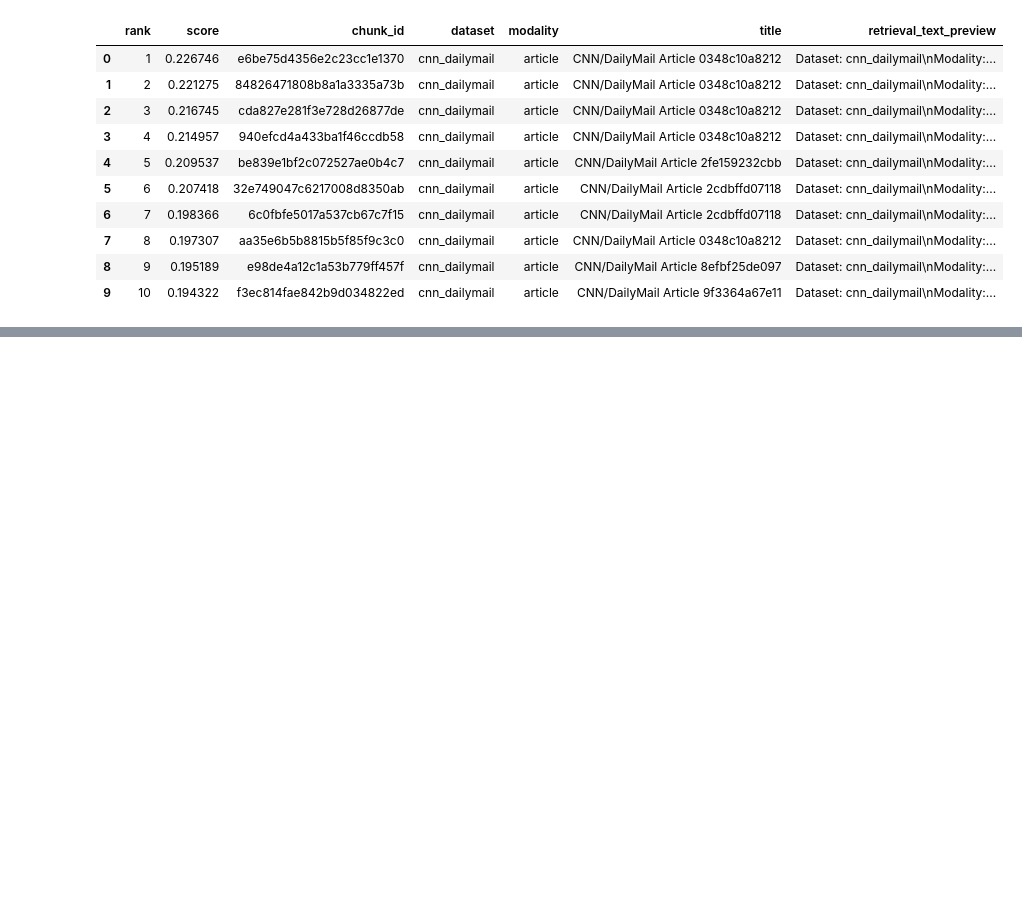
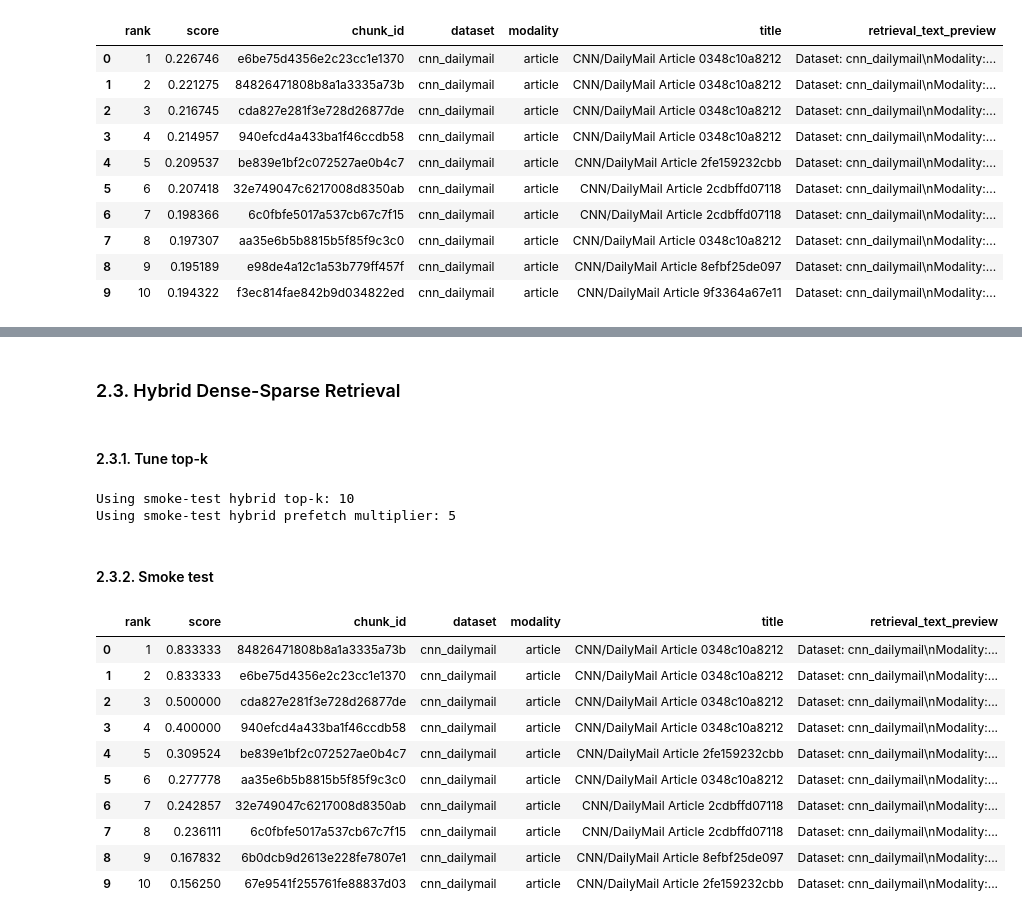
Before and after one commit to plminh-sdh/Design-and-Evaluation-of-Secure-Retrieval-Augmented-Systems-for-Large-Scale-Digital-Archives, a Jupyter notebook: Retrieval Component.ipynb, the cells around one changed output, grey strips where cells are left out. Cells and saved outputs as stored; diff of their text form; code cells hidden in the pictures; blank space fills up the shorter version.

```diff
--- a/Retrieval Component.ipynb
+++ b/Retrieval Component.ipynb
@@ -258,0 +368,4 @@ Politics: Compared to Hagel, reaction to Brennan nomination muted . One of Brenn
+# %% [markdown]
+### 2.3. Hybrid Dense-Sparse Retrieval
+# %% [markdown]
+#### 2.3.1. Tune top-k
@@ -258,0 +379,71 @@ Politics: Compared to Hagel, reaction to Brennan nomination muted . One of Brenn
+# %%
+# TODO: tune hybrid RRF top-k and prefetch limits after generated qrels are ready.
+# Qdrant hybrid retrieval uses server-side RRF fusion over named dense and sparse vectors.
+HYBRID_RETRIEVAL_TOP_K_CANDIDATES = [5, 10, 20, 50]
+HYBRID_PREFETCH_MULTIPLIER_CANDIDATES = [3, 5, 10]
+BEST_HYBRID_RETRIEVAL_TOP_K = RETRIEVAL_SMOKE_TEST_TOP_K
+BEST_HYBRID_PREFETCH_MULTIPLIER = 5
+print(f"Using smoke-test hybrid top-k: {BEST_HYBRID_RETRIEVAL_TOP_K}")
+print(f"Using smoke-test hybrid prefetch multiplier: {BEST_HYBRID_PREFETCH_MULTIPLIER}")
+# %% [output]
+Using smoke-test hybrid top-k: 10
+Using smoke-test hybrid prefetch multiplier: 5
+# %% [markdown]
+#### 2.3.2. Smoke test
+# %%
+HYBRID_DENSE_VECTOR_NAME = "dense"
+HYBRID_SPARSE_VECTOR_NAME = "sparse"
+HYBRID_QUERY_EMBEDDING_MAX_LENGTH = 1024
+
+if "qdrant_retrieval_driver" not in globals():
+    raise RuntimeError("Initialize qdrant_retrieval_driver in section 1.2.2 first.")
+
+if "bge_m3_query_embedder" not in globals():
+    if "sparse_query_embedder" in globals():
+        bge_m3_query_embedder = sparse_query_embedder
+        print(f"Reusing BGE-M3 query embedder on: {bge_m3_query_embedder.device}")
+    else:
+        from src.bge_m3_embedding import BGEM3Embedder
+        bge_m3_query_embedder = BGEM3Embedder(
+            device="cuda" if torch.cuda.is_available() else "cpu",
+            require_cuda=False,
+        )
+        print(f"Loaded BGE-M3 query embedder on: {bge_m3_query_embedder.device}")
+
+if "qdrant_hybrid_retriever" not in globals():
+    qdrant_hybrid_retriever = QdrantHybridRrfRetriever(
+        qdrant_driver=qdrant_retrieval_driver,
+        embedder=bge_m3_query_embedder,
+        dense_vector_name=HYBRID_DENSE_VECTOR_NAME,
+        sparse_vector_name=HYBRID_SPARSE_VECTOR_NAME,
+        embedding_max_length=HYBRID_QUERY_EMBEDDING_MAX_LENGTH,
+        prefetch_multiplier=BEST_HYBRID_PREFETCH_MULTIPLIER,
+    )
+
+hybrid_smoke_results_df = qdrant_hybrid_retriever.retrieve(
+    RETRIEVAL_SMOKE_TEST_QUERY,
+    query_id=RETRIEVAL_SMOKE_TEST_QUERY_ID,
+    top_k=BEST_HYBRID_RETRIEVAL_TOP_K,
+)
+
+display(hybrid_smoke_results_df[[
+    "rank",
+    "score",
+    "chunk_id",
+    "dataset",
+    "modality",
+    "title",
+    "retrieval_text_preview",
+]])
+# %% [output]
+|  | rank | score | chunk_id | dataset | modality | title | retrieval_text_preview |
+| 0 | 1 | 0.833333 | 84826471808b8a1a3335a73b | cnn_dailymail | article | CNN/DailyMail Article 0348c10a8212 | Dataset: cnn_dailymail\nModality:... |
+| 1 | 2 | 0.833333 | e6be75d4356e2c23cc1e1370 | cnn_dailymail | article | CNN/DailyMail Article 0348c10a8212 | Dataset: cnn_dailymail\nModality:... |
+| 2 | 3 | 0.500000 | cda827e281f3e728d26877de | cnn_dailymail | article | CNN/DailyMail Article 0348c10a8212 | Dataset: cnn_dailymail\nModality:... |
+| 3 | 4 | 0.400000 | 940efcd4a433ba1f46ccdb58 | cnn_dailymail | article | CNN/DailyMail Article 0348c10a8212 | Dataset: cnn_dailymail\nModality:... |
+| 4 | 5 | 0.309524 | be839e1bf2c072527ae0b4c7 | cnn_dailymail | article | CNN/DailyMail Article 2fe159232cbb | Dataset: cnn_dailymail\nModality:... |
+| 5 | 6 | 0.277778 | aa35e6b5b8815b5f85f9c3c0 | cnn_dailymail | article | CNN/DailyMail Article 0348c10a8212 | Dataset: cnn_dailymail\nModality:... |
+| 6 | 7 | 0.242857 | 32e749047c6217008d8350ab | cnn_dailymail | article | CNN/DailyMail Article 2cdbffd07118 | Dataset: cnn_dailymail\nModality:... |
+| 7 | 8 | 0.236111 | 6c0fbfe5017a537cb67c7f15 | cnn_dailymail | article | CNN/DailyMail Article 2cdbffd07118 | Dataset: cnn_dailymail\nModality:... |
+| 8 | 9 | 0.167832 | 6b0dcb9d2613e228fe7807e1 | cnn_dailymail | article | CNN/DailyMail Article 8efbf25de097 | Dataset: cnn_dailymail\nModality:... |
+| 9 | 10 | 0.156250 | 67e9541f255761fe88837d03 | cnn_dailymail | article | CNN/DailyMail Article 2fe159232cbb | Dataset: cnn_dailymail\nModality:... |
```
Also changed, not shown: parts of 10 cells of this notebook, 3 other files.
